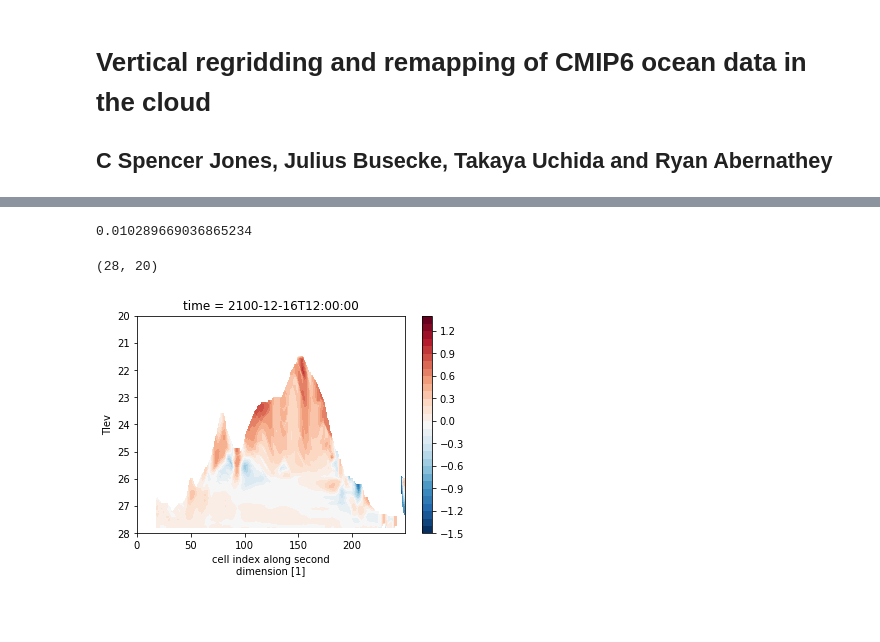
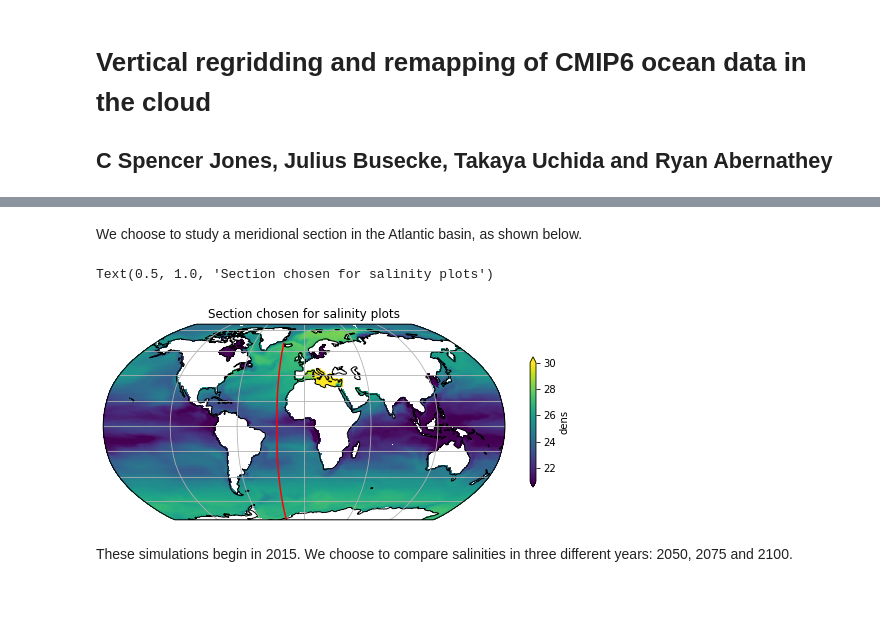
Before and after one commit to cspencerjones/vertical_regridding, a Jupyter notebook: xarrayutils_xlayers.ipynb, the cells around one changed output, grey strips where cells are left out. Saved outputs shown, nothing was run; the diff lists cells and outputs as text; code cells hidden in the pictures; blank space fills up the shorter version.

Commit message:
V early draft of text

```diff
--- a/xarrayutils_xlayers.ipynb
+++ b/xarrayutils_xlayers.ipynb
@@ -211,16 +79,18 @@ Warning: theta_in may not be monotonically ascending/descending
-# %%
-start=time.time()
-difference_xlay=(((v_lay2)/(th_lay2)).mean('i')-((v_lay1)/(th_lay1)).mean('i')).load()
-end=time.time()
-end-start
-# %% [output]
-0.010289669036865234
-# %%
-difference_xlay[:250,:].plot.contourf(x='j',y='Tlev',levels=np.arange(-1.5,1.5,0.1))#,levels=np.arange(-0.15,0.15,0.01))
-plt.gca().invert_yaxis()
-plt.ylim(28,20)
-# %% [output]
-(28, 20)
-[figure, removed]
-# %% [markdown]
-#
+# %% [markdown]
+We choose to study a meridional section in the Atlantic basin, as shown below.
+# %%
+ssd = dens126.dens[0,0,:,:].rename({'longitude':'lon', 'latitude': 'lat'})
+sss=ds_so_ssp585.so[0,0,:,:].rename({'longitude':'lon', 'latitude': 'lat'})
+fig = plt.figure(figsize=(9,6))
+ax = plt.axes(projection=ccrs.Robinson())
+ax.coastlines()
+ax.gridlines()
+ssd.plot(x='lon',y='lat',ax=ax, transform=ccrs.PlateCarree(),
+         vmin=21, vmax=30, cbar_kwargs={'shrink': 0.4})
+ssd[:250,:].isel(i=255).lat.plot(x='lon',ax=ax, transform=ccrs.PlateCarree(),color='r')
+ax.set_title('Section chosen for salinity plots')
+# %% [output]
+Text(0.5, 1.0, 'Section chosen for salinity plots')
+[figure, added]
+# %% [markdown]
+These simulations begin in 2015. We choose to compare salinities in three different years: 2050, 2075 and 2100.
```
Also changed, not shown: parts of 52 cells of this notebook, 1 other file.
